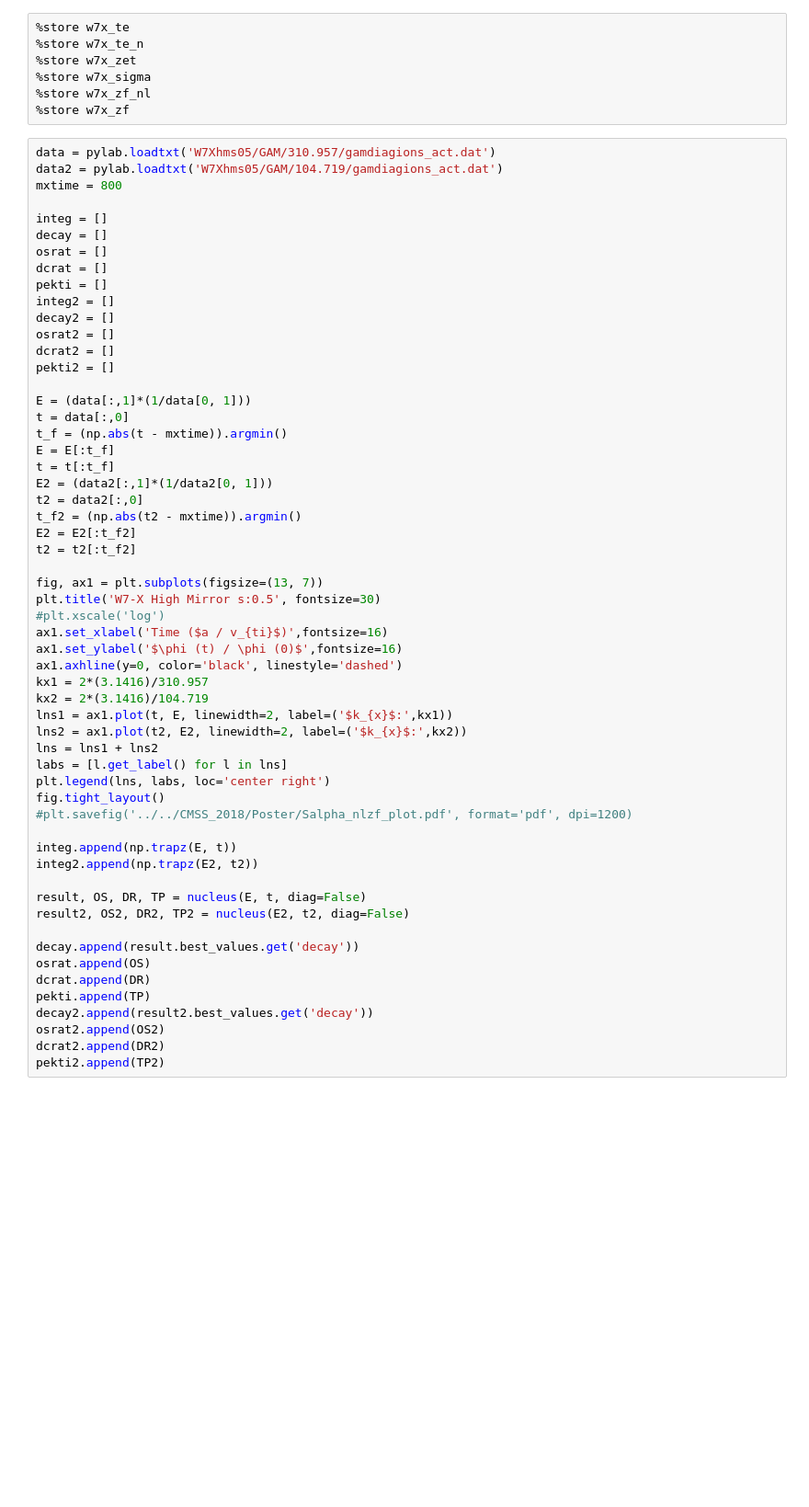
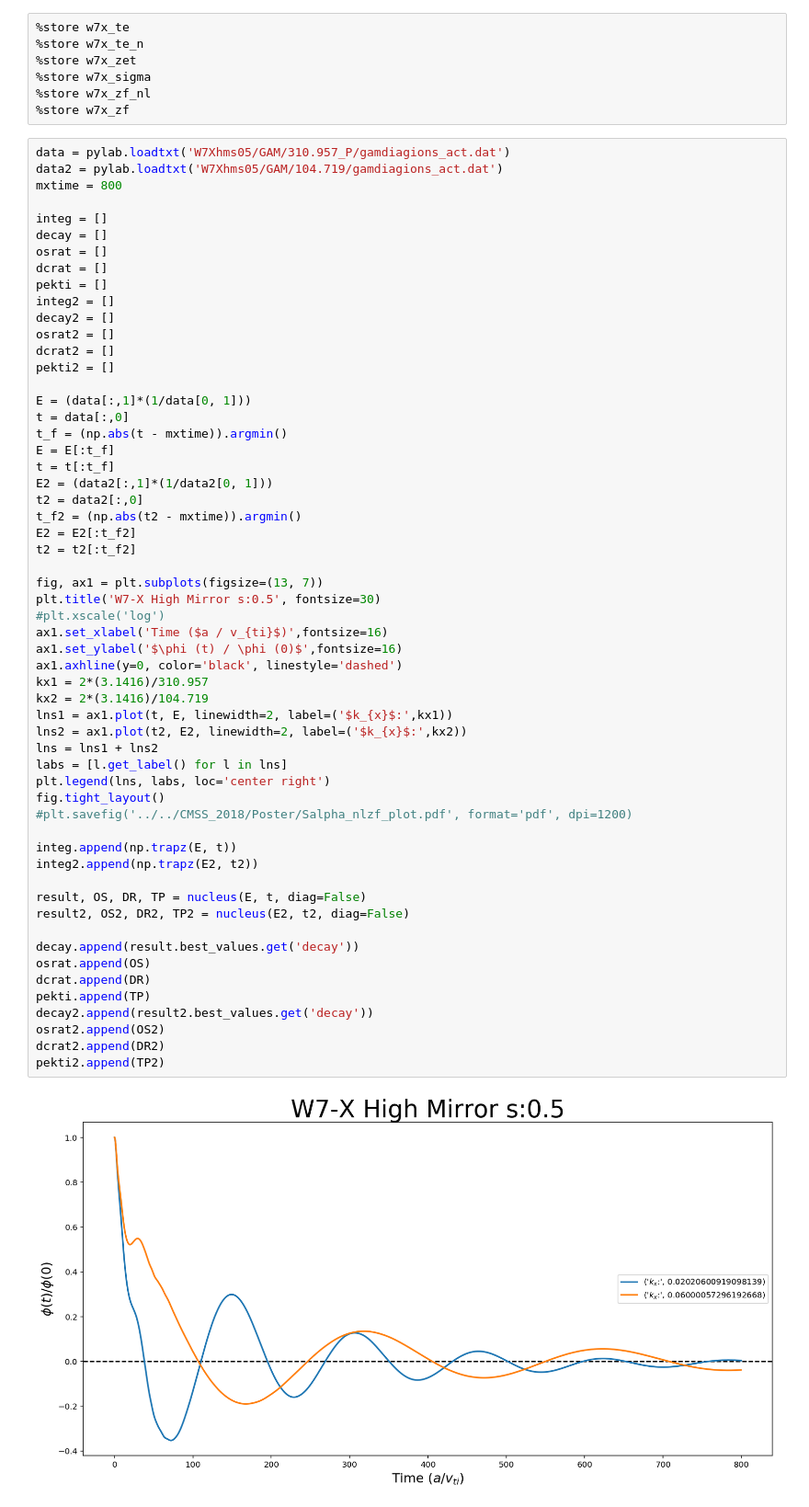
Before and after one commit to cardanmomo/sterren, a Jupyter notebook: IFERC/IFERC_ALL.ipynb, the cells around one changed output. Shown at 92% size. Cells and saved outputs as stored; diff of their text form; blank space fills up the shorter version.

```diff
--- a/IFERC/IFERC_ALL.ipynb
+++ b/IFERC/IFERC_ALL.ipynb
@@ -2056,7 +2056,7 @@ plt.savefig('../figs/nl_plot.eps', format='eps', dpi=1200)
 %store w7x_zf_nl
 %store w7x_zf
 # %%
-data = pylab.loadtxt('W7Xhms05/GAM/310.957/gamdiagions_act.dat')
+data = pylab.loadtxt('W7Xhms05/GAM/310.957_P/gamdiagions_act.dat')
 data2 = pylab.loadtxt('W7Xhms05/GAM/104.719/gamdiagions_act.dat')
 mxtime = 800
 
@@ -2085,33 +2085,35 @@ t2 = t2[:t_f2]
 fig, ax1 = plt.subplots(figsize=(13, 7))
 plt.title('W7-X High Mirror s:0.5', fontsize=30)
 #plt.xscale('log')
 ax1.set_xlabel('Time ($a / v_{ti}$)',fontsize=16)
 ax1.set_ylabel('$\phi (t) / \phi (0)$',fontsize=16)
 ax1.axhline(y=0, color='black', linestyle='dashed')
 kx1 = 2*(3.1416)/310.957
 kx2 = 2*(3.1416)/104.719
 lns1 = ax1.plot(t, E, linewidth=2, label=('$k_{x}$:',kx1))
 lns2 = ax1.plot(t2, E2, linewidth=2, label=('$k_{x}$:',kx2))
 lns = lns1 + lns2
 labs = [l.get_label() for l in lns]
 plt.legend(lns, labs, loc='center right')
 fig.tight_layout()
 #plt.savefig('../../CMSS_2018/Poster/Salpha_nlzf_plot.pdf', format='pdf', dpi=1200)
 
 integ.append(np.trapz(E, t))
 integ2.append(np.trapz(E2, t2))
 
 result, OS, DR, TP = nucleus(E, t, diag=False)
 result2, OS2, DR2, TP2 = nucleus(E2, t2, diag=False)
 
 decay.append(result.best_values.get('decay'))
 osrat.append(OS)
 dcrat.append(DR)
 pekti.append(TP)
 decay2.append(result2.best_values.get('decay'))
 osrat2.append(OS2)
 dcrat2.append(DR2)
 pekti2.append(TP2)
+# %% [output]
+[figure, added]
 # %%
 data = pylab.loadtxt('W7Xhiotas05/GAM/665.979/gamdiagions_act.dat')
 data2 = pylab.loadtxt('W7Xhiotas05/GAM/104.719/gamdiagions_act.dat')
```
Also changed, not shown: 1 other file.
